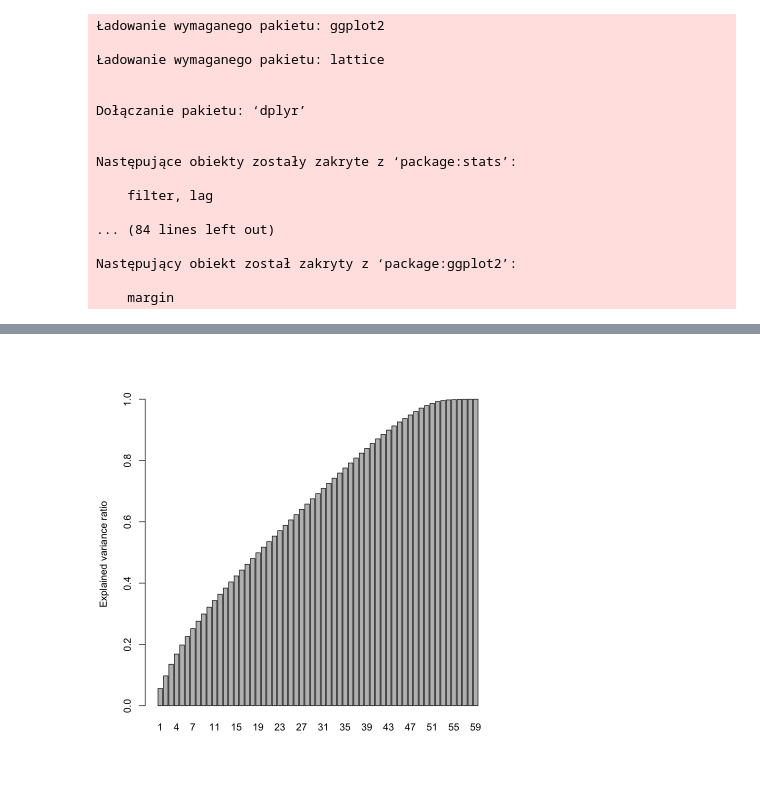
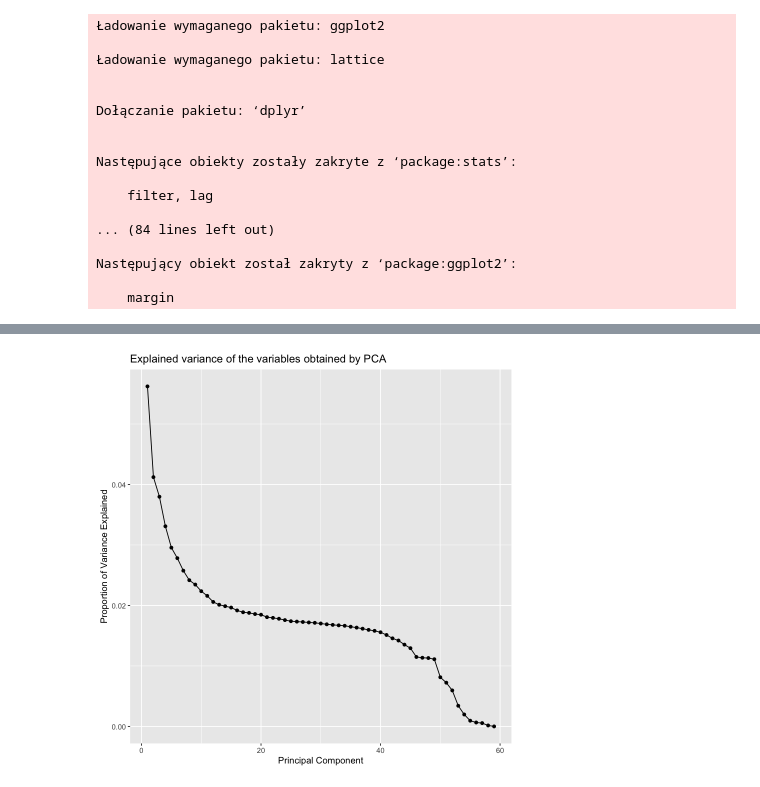
Before and after one commit to fiminka/Data-Mining-project, a Jupyter notebook: dimensionality-reduction.ipynb, the cells around one changed output, grey strips where cells are left out. Cells and saved outputs as stored; diff of their text form; code cells hidden in the pictures.

```diff
--- a/dimensionality-reduction.ipynb
+++ b/dimensionality-reduction.ipynb
@@ -147,4 +90,5 @@ title('Explained variance of the variables obtained by PCA')
-# %%
-barplot(cumulative_variance, ylab = 'Explained variance ratio', names.arg=seq(1:length(variance_pca)))
-# %% [output]
-[figure, removed]
+# %%
+variance_df <- data.frame(
+  PC = seq_along(variance_pca),
+  Variance = variance_pca
+)
@@ -150,0 +100,11 @@ barplot(cumulative_variance, ylab = 'Explained variance ratio', names.arg=seq(1:
+# %%
+ggplot(variance_df, aes(x = PC, y = Variance)) +
+  geom_point() +
+  geom_line() +
+  labs(
+    title = 'Explained variance of the variables obtained by PCA',
+    x = 'Principal Component',
+    y = 'Proportion of Variance Explained'
+  )
+# %% [output]
+[figure, added]
```
Also changed, not shown: parts of 33 cells of this notebook, 20 other files.
